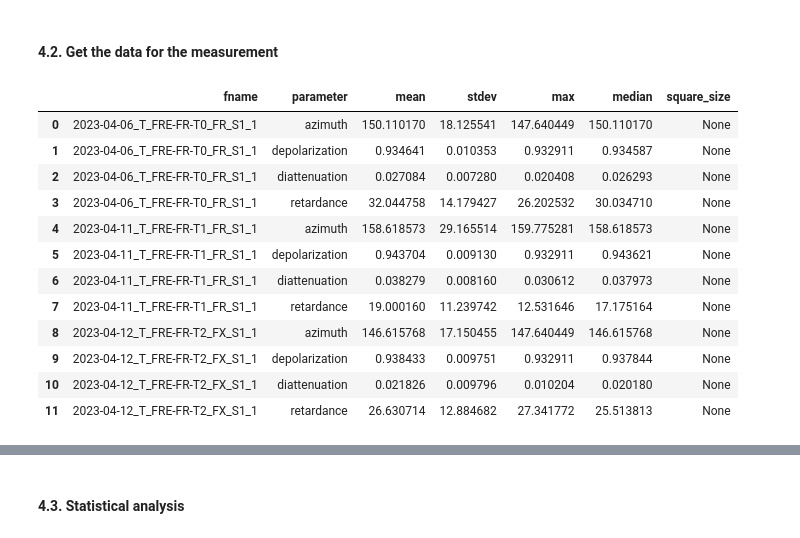
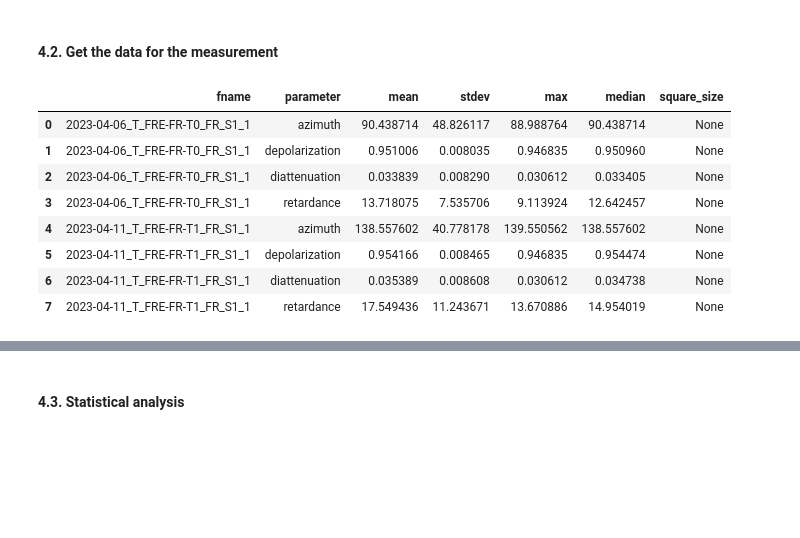
Before and after one commit to RomGr/FreezingEffect, a Jupyter notebook: selection_of_ROIs.ipynb, the cells around one changed output, grey strips where cells are left out. Drawn from its saved outputs; the diff is of its cells as text; code cells hidden in the pictures; blank space fills up the shorter version.

```diff
--- a/selection_of_ROIs.ipynb
+++ b/selection_of_ROIs.ipynb
@@ -141,21 +114,17 @@ data_folders[0:5] + data_folders[-5:]
 # %%
 data_types, data_fixation = parameter_comparaison.get_data(data_folders)
 
-data_fixation['WM'][list(data_fixation['WM'].keys())[0]]
+data_fixation['WM'][list(data_fixation['WM'].keys())[4]]
 # %% [output]
 |  | fname | parameter | mean | stdev | max | median | square_size |
-| 0 | 2023-04-06_T_FRE-FR-T0_FR_S1_1 | azimuth | 150.110170 | 18.125541 | 147.640449 | 150.110170 | None |
-| 1 | 2023-04-06_T_FRE-FR-T0_FR_S1_1 | depolarization | 0.934641 | 0.010353 | 0.932911 | 0.934587 | None |
-| 2 | 2023-04-06_T_FRE-FR-T0_FR_S1_1 | diattenuation | 0.027084 | 0.007280 | 0.020408 | 0.026293 | None |
-| 3 | 2023-04-06_T_FRE-FR-T0_FR_S1_1 | retardance | 32.044758 | 14.179427 | 26.202532 | 30.034710 | None |
-| 4 | 2023-04-11_T_FRE-FR-T1_FR_S1_1 | azimuth | 158.618573 | 29.165514 | 159.775281 | 158.618573 | None |
-| 5 | 2023-04-11_T_FRE-FR-T1_FR_S1_1 | depolarization | 0.943704 | 0.009130 | 0.932911 | 0.943621 | None |
-| 6 | 2023-04-11_T_FRE-FR-T1_FR_S1_1 | diattenuation | 0.038279 | 0.008160 | 0.030612 | 0.037973 | None |
-| 7 | 2023-04-11_T_FRE-FR-T1_FR_S1_1 | retardance | 19.000160 | 11.239742 | 12.531646 | 17.175164 | None |
-| 8 | 2023-04-12_T_FRE-FR-T2_FX_S1_1 | azimuth | 146.615768 | 17.150455 | 147.640449 | 146.615768 | None |
-| 9 | 2023-04-12_T_FRE-FR-T2_FX_S1_1 | depolarization | 0.938433 | 0.009751 | 0.932911 | 0.937844 | None |
-| 10 | 2023-04-12_T_FRE-FR-T2_FX_S1_1 | diattenuation | 0.021826 | 0.009796 | 0.010204 | 0.020180 | None |
-| 11 | 2023-04-12_T_FRE-FR-T2_FX_S1_1 | retardance | 26.630714 | 12.884682 | 27.341772 | 25.513813 | None |
+| 0 | 2023-04-06_T_FRE-FR-T0_FR_S1_1 | azimuth | 90.438714 | 48.826117 | 88.988764 | 90.438714 | None |
+| 1 | 2023-04-06_T_FRE-FR-T0_FR_S1_1 | depolarization | 0.951006 | 0.008035 | 0.946835 | 0.950960 | None |
+| 2 | 2023-04-06_T_FRE-FR-T0_FR_S1_1 | diattenuation | 0.033839 | 0.008290 | 0.030612 | 0.033405 | None |
+| 3 | 2023-04-06_T_FRE-FR-T0_FR_S1_1 | retardance | 13.718075 | 7.535706 | 9.113924 | 12.642457 | None |
+| 4 | 2023-04-11_T_FRE-FR-T1_FR_S1_1 | azimuth | 138.557602 | 40.778178 | 139.550562 | 138.557602 | None |
+| 5 | 2023-04-11_T_FRE-FR-T1_FR_S1_1 | depolarization | 0.954166 | 0.008465 | 0.946835 | 0.954474 | None |
+| 6 | 2023-04-11_T_FRE-FR-T1_FR_S1_1 | diattenuation | 0.035389 | 0.008608 | 0.030612 | 0.034738 | None |
+| 7 | 2023-04-11_T_FRE-FR-T1_FR_S1_1 | retardance | 17.549436 | 11.243671 | 13.670886 | 14.954019 | None |
 # %%
 # remove the ROI moving from white matter to grey matter and vice versa
 for data_type, dfed in data_fixation.items():
```
Also changed, not shown: parts of 12 cells of this notebook, 6 other files.
